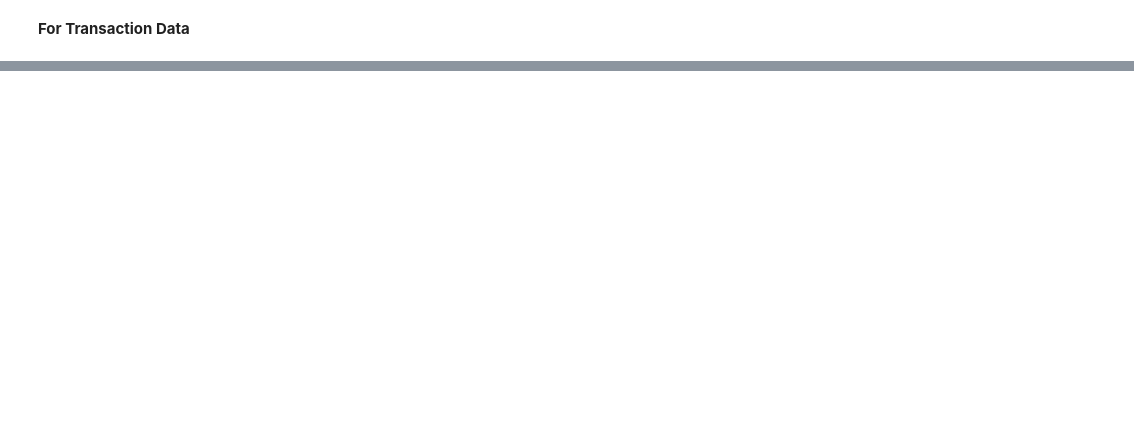
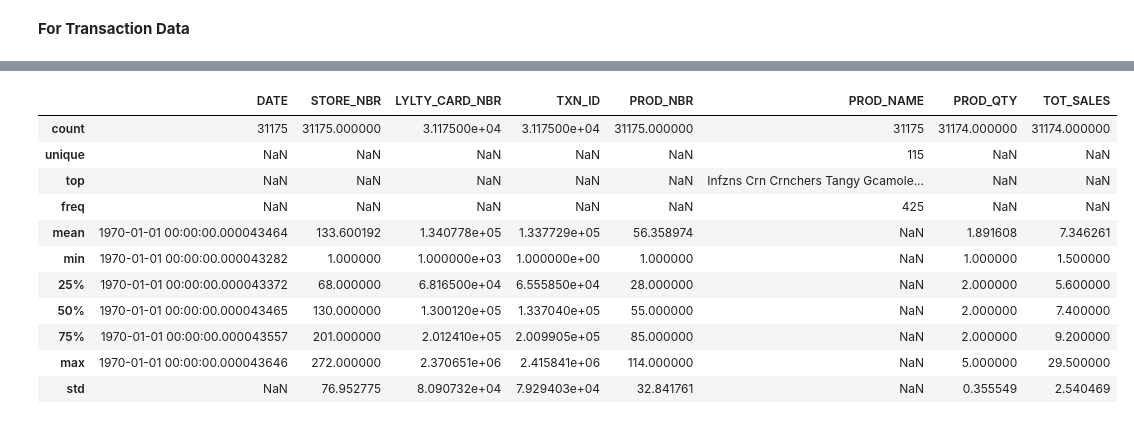
Before and after one commit to ankitg-02/customer-purchase-and-transactional-behavoiur-analysis, a Jupyter notebook: CPTBA_1.ipynb, the cells around one changed output, grey strips where cells are left out. Saved outputs shown, nothing was run; the diff lists cells and outputs as text; code cells hidden in the pictures; blank space fills up the shorter version.

```diff
--- a/CPTBA_1.ipynb
+++ b/CPTBA_1.ipynb
@@ -66,0 +96,15 @@ TOT_SALES 112
+# %%
+transaction.describe(include='all')
+# %% [output]
+|  | DATE | STORE_NBR | LYLTY_CARD_NBR | TXN_ID | PROD_NBR | PROD_NAME | PROD_QTY | TOT_SALES |
+| count | 31175 | 31175.000000 | 3.117500e+04 | 3.117500e+04 | 31175.000000 | 31175 | 31174.000000 | 31174.000000 |
+| unique | NaN | NaN | NaN | NaN | NaN | 115 | NaN | NaN |
+| top | NaN | NaN | NaN | NaN | NaN | Infzns Crn Crnchers Tangy Gcamole... | NaN | NaN |
+| freq | NaN | NaN | NaN | NaN | NaN | 425 | NaN | NaN |
+| mean | 1970-01-01 00:00:00.000043464 | 133.600192 | 1.340778e+05 | 1.337729e+05 | 56.358974 | NaN | 1.891608 | 7.346261 |
+| min | 1970-01-01 00:00:00.000043282 | 1.000000 | 1.000000e+03 | 1.000000e+00 | 1.000000 | NaN | 1.000000 | 1.500000 |
+| 25% | 1970-01-01 00:00:00.000043372 | 68.000000 | 6.816500e+04 | 6.555850e+04 | 28.000000 | NaN | 2.000000 | 5.600000 |
+| 50% | 1970-01-01 00:00:00.000043465 | 130.000000 | 1.300120e+05 | 1.337040e+05 | 55.000000 | NaN | 2.000000 | 7.400000 |
+| 75% | 1970-01-01 00:00:00.000043557 | 201.000000 | 2.012410e+05 | 2.009905e+05 | 85.000000 | NaN | 2.000000 | 9.200000 |
+| max | 1970-01-01 00:00:00.000043646 | 272.000000 | 2.370651e+06 | 2.415841e+06 | 114.000000 | NaN | 5.000000 | 29.500000 |
+| std | NaN | 76.952775 | 8.090732e+04 | 7.929403e+04 | 32.841761 | NaN | 0.355549 | 2.540469 |
```
Also changed, not shown: parts of 11 cells of this notebook.
